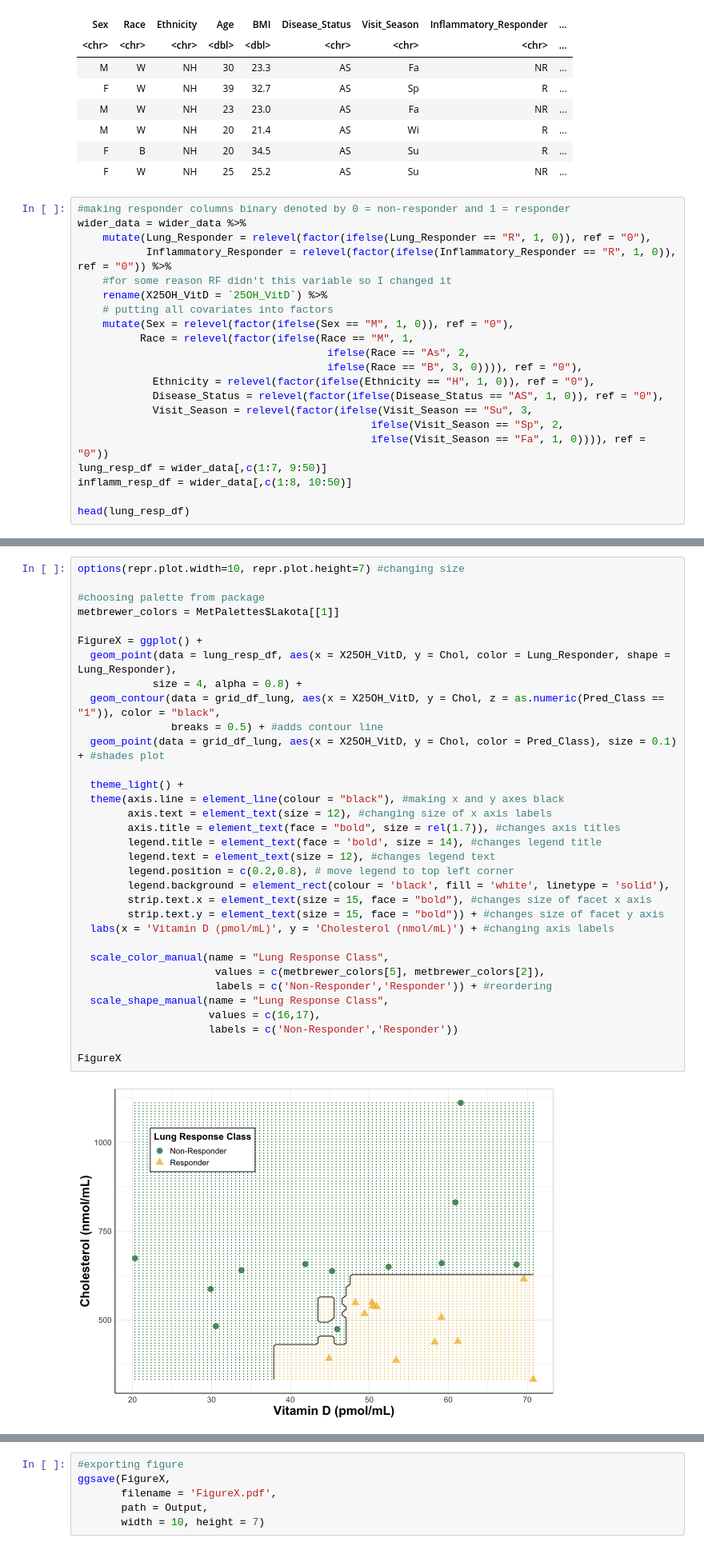
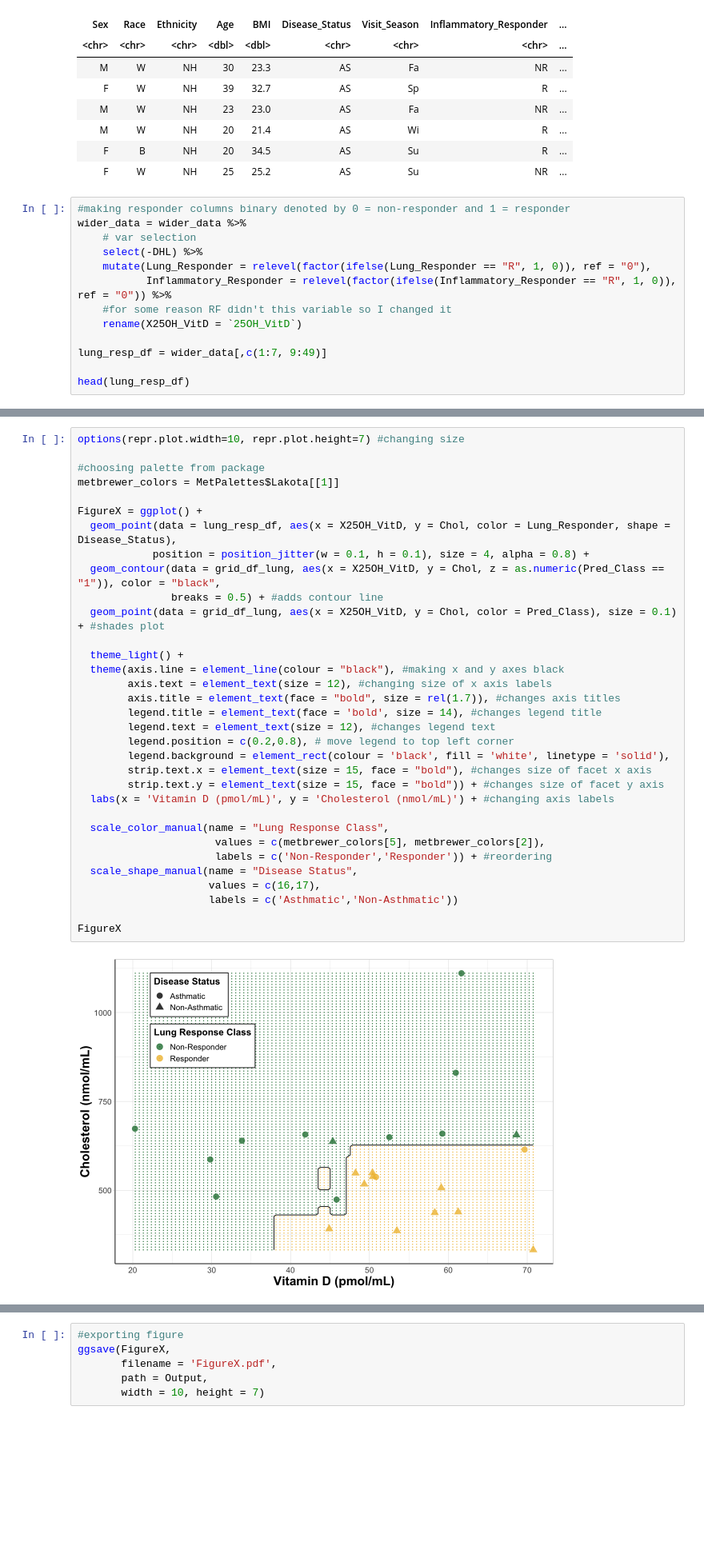
Before and after one commit to UNC-CEMALB/Ozone-exposure-is-associated-with-alterations-in-lung-and-systemic-sterol-profiles-in-healthy-and-as, a Jupyter notebook: 3. ML Visualizations/Decision Boundary Plot.ipynb, the cells around one changed output, grey strips where cells are left out. Shown at 80% size. Drawn from its saved outputs; the diff is of its cells as text; blank space fills up the shorter version.

```diff
--- a/3. ML Visualizations/Decision Boundary Plot.ipynb
+++ b/3. ML Visualizations/Decision Boundary Plot.ipynb
@@ -97,22 +97,14 @@ A tibble: 6 × 50
 # %%
 #making responder columns binary denoted by 0 = non-responder and 1 = responder
 wider_data = wider_data %>%
+    # var selection
+    select(-DHL) %>%
     mutate(Lung_Responder = relevel(factor(ifelse(Lung_Responder == "R", 1, 0)), ref = "0"),
            Inflammatory_Responder = relevel(factor(ifelse(Inflammatory_Responder == "R", 1, 0)), ref = "0")) %>%
     #for some reason RF didn't this variable so I changed it
-    rename(X25OH_VitD = `25OH_VitD`) %>%
-    # putting all covariates into factors
-    mutate(Sex = relevel(factor(ifelse(Sex == "M", 1, 0)), ref = "0"),
-          Race = relevel(factor(ifelse(Race == "M", 1,
-                                        ifelse(Race == "As", 2,
-                                        ifelse(Race == "B", 3, 0)))), ref = "0"),
-            Ethnicity = relevel(factor(ifelse(Ethnicity == "H", 1, 0)), ref = "0"),
-            Disease_Status = relevel(factor(ifelse(Disease_Status == "AS", 1, 0)), ref = "0"),
-            Visit_Season = relevel(factor(ifelse(Visit_Season == "Su", 3,
-                                               ifelse(Visit_Season == "Sp", 2,
-                                               ifelse(Visit_Season == "Fa", 1, 0)))), ref = "0"))
-lung_resp_df = wider_data[,c(1:7, 9:50)]
-inflamm_resp_df = wider_data[,c(1:8, 10:50)]
+    rename(X25OH_VitD = `25OH_VitD`)
+
+lung_resp_df = wider_data[,c(1:7, 9:49)]
 
 head(lung_resp_df)
 # %% [output]
@@ -179,35 +166,35 @@ A data.frame: 6 × 3
 # %%
 options(repr.plot.width=10, repr.plot.height=7) #changing size
 
 #choosing palette from package
 metbrewer_colors = MetPalettes$Lakota[[1]]
 
 FigureX = ggplot() +
-  geom_point(data = lung_resp_df, aes(x = X25OH_VitD, y = Chol, color = Lung_Responder, shape = Lung_Responder),
-            size = 4, alpha = 0.8) +
+  geom_point(data = lung_resp_df, aes(x = X25OH_VitD, y = Chol, color = Lung_Responder, shape = Disease_Status),
+            position = position_jitter(w = 0.1, h = 0.1), size = 4, alpha = 0.8) +
   geom_contour(data = grid_df_lung, aes(x = X25OH_VitD, y = Chol, z = as.numeric(Pred_Class == "1")), color = "black",
                breaks = 0.5) + #adds contour line
   geom_point(data = grid_df_lung, aes(x = X25OH_VitD, y = Chol, color = Pred_Class), size = 0.1) + #shades plot
 
   theme_light() +
   theme(axis.line = element_line(colour = "black"), #making x and y axes black
         axis.text = element_text(size = 12), #changing size of x axis labels
         axis.title = element_text(face = "bold", size = rel(1.7)), #changes axis titles
         legend.title = element_text(face = 'bold', size = 14), #changes legend title
         legend.text = element_text(size = 12), #changes legend text
         legend.position = c(0.2,0.8), # move legend to top left corner
         legend.background = element_rect(colour = 'black', fill = 'white', linetype = 'solid'),
         strip.text.x = element_text(size = 15, face = "bold"), #changes size of facet x axis
         strip.text.y = element_text(size = 15, face = "bold")) + #changes size of facet y axis
   labs(x = 'Vitamin D (pmol/mL)', y = 'Cholesterol (nmol/mL)') + #changing axis labels
 
   scale_color_manual(name = "Lung Response Class",
                       values = c(metbrewer_colors[5], metbrewer_colors[2]),
                       labels = c('Non-Responder','Responder')) + #reordering
-  scale_shape_manual(name = "Lung Response Class",
+  scale_shape_manual(name = "Disease Status",
                      values = c(16,17),
-                     labels = c('Non-Responder','Responder'))
+                     labels = c('Asthmatic','Non-Asthmatic'))
 
 FigureX
 # %% [output]
-[figure, old version]
+[figure, new version]
```
Also changed, not shown: parts of 8 cells of this notebook.
